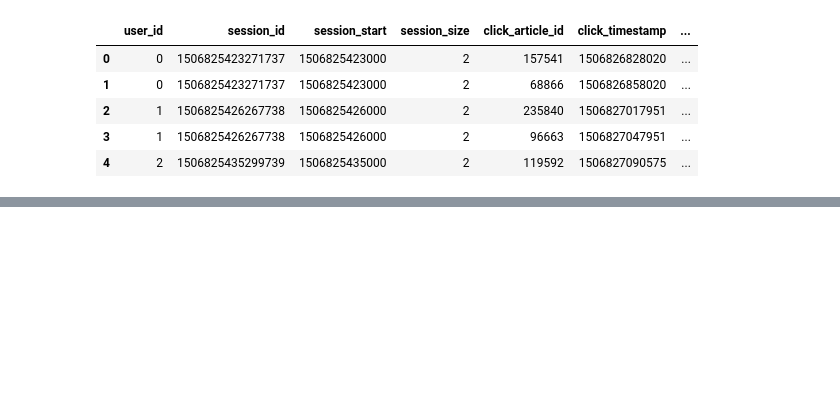
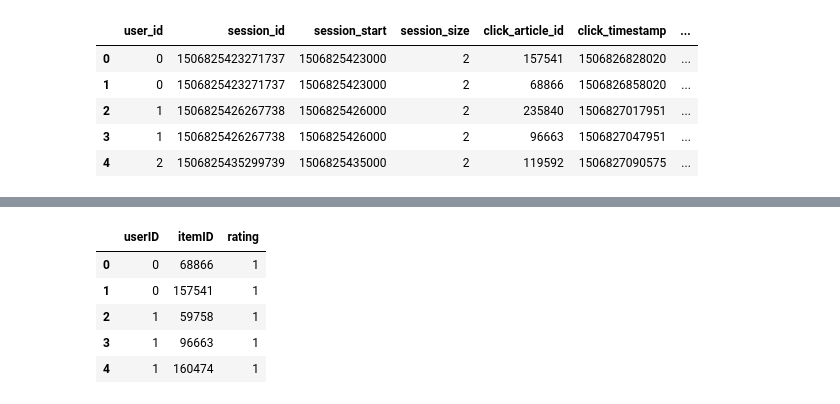
Before and after one commit to CODEheures/my-content-scripts, a Jupyter notebook: collaborative_filtering.ipynb, the cells around one changed output, grey strips where cells are left out. Saved outputs shown, nothing was run; the diff lists cells and outputs as text; code cells hidden in the pictures; blank space fills up the shorter version.

Commit message:
Upd: Collaborative filetering

```diff
--- a/collaborative_filtering.ipynb
+++ b/collaborative_filtering.ipynb
@@ -34,5 +34,14 @@ df_clicks.describe()
 # %%
-toto = df_clicks.loc[:, ['user_id', 'click_article_id', 'session_id']]
-tata = toto.groupby(['user_id', 'click_article_id']).count()
-tata.reset_index(inplace=True)
+collaborative_df = df_clicks.loc[:, ['user_id', 'click_article_id', 'session_id']]
+collaborative_df = collaborative_df.groupby(['user_id', 'click_article_id']).count()
+collaborative_df.reset_index(inplace=True)
+collaborative_df.rename(columns={'user_id': 'userID', 'click_article_id': 'itemID', 'session_id': 'rating'}, inplace=True)
+collaborative_df.head()
+# %% [output]
+|  | userID | itemID | rating |
+| 0 | 0 | 68866 | 1 |
+| 1 | 0 | 157541 | 1 |
+| 2 | 1 | 59758 | 1 |
+| 3 | 1 | 96663 | 1 |
+| 4 | 1 | 160474 | 1 |
 # %%
```
Also changed, not shown: parts of 4 cells of this notebook.
